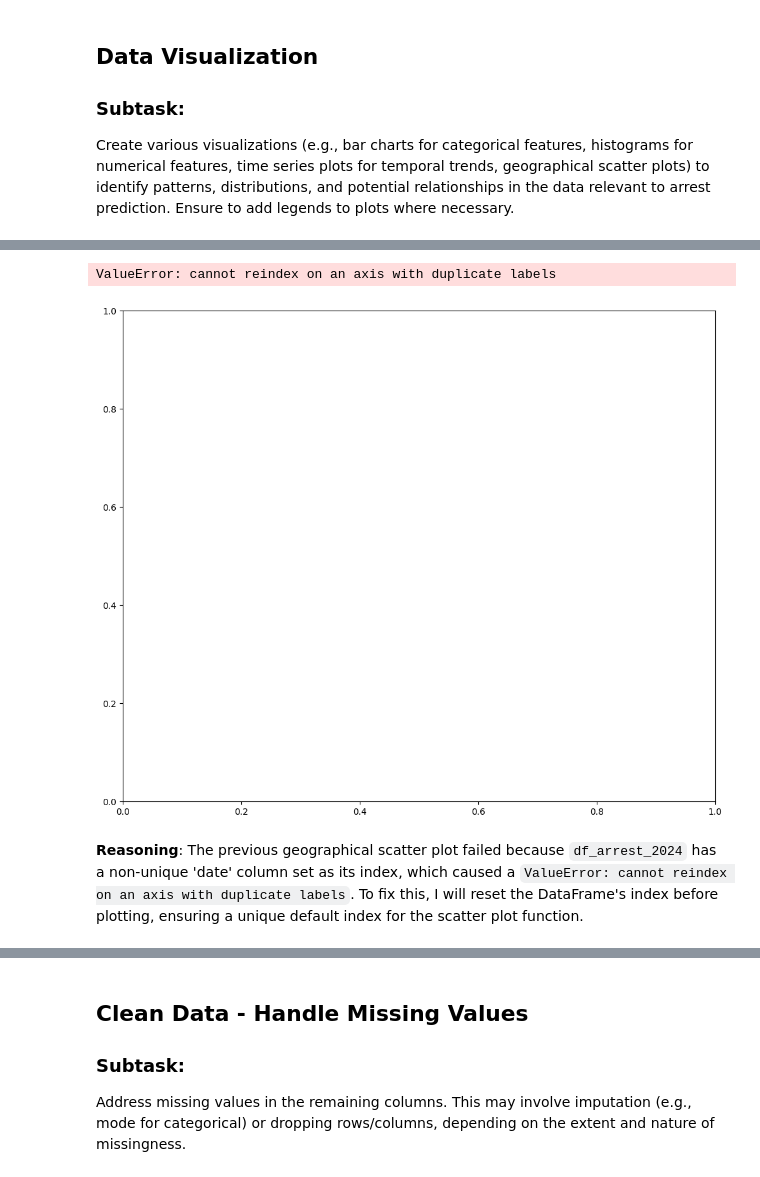
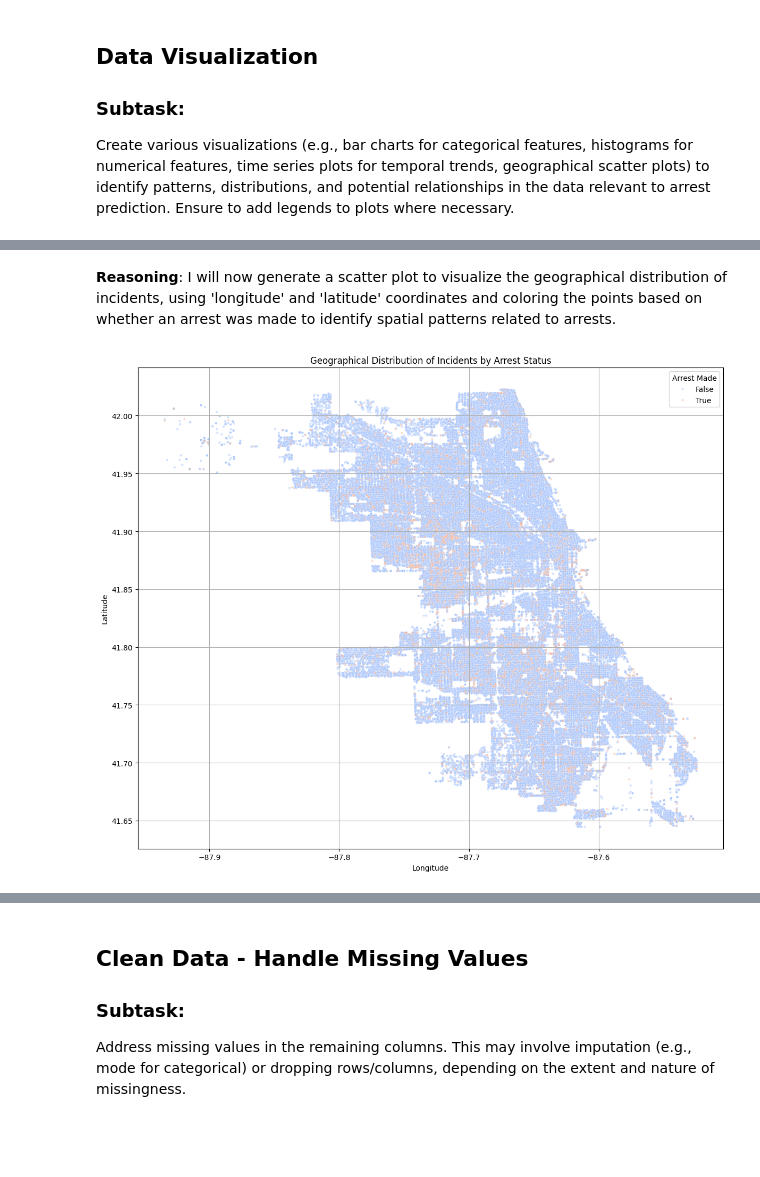
Before and after one commit to apoyando/CHIarrests, a Jupyter notebook: CHIarrests.ipynb, the cells around one changed output, grey strips where cells are left out. Drawn from its saved outputs; the diff is of its cells as text; code cells hidden in the pictures; blank space fills up the shorter version.

```diff
--- a/CHIarrests.ipynb
+++ b/CHIarrests.ipynb
@@ -268,0 +161,16 @@ To create a time series plot, I need to convert the 'date' column to datetime ob
+# %%
+import matplotlib.pyplot as plt
+import seaborn as sns
+
+# Convert 'date' column to datetime objects
+df['date'] = pd.to_datetime(df['date'])
+print("Converted 'date' column to datetime.")
+
+# Convert 'latitude' and 'longitude' to numeric, coercing errors
+df['latitude'] = pd.to_numeric(df['latitude'], errors='coerce')
+df['longitude'] = pd.to_numeric(df['longitude'], errors='coerce')
+print("Converted 'latitude' and 'longitude' columns to numeric.")
+
+# Display data types after conversion
+print("\nUpdated DataFrame info:")
+df.info()
@@ -291,16 +299,15 @@ The next step is to generate a geographical scatter plot using `latitude` and `l
+# %% [markdown]
+**Reasoning**:
+I will now generate a scatter plot to visualize the geographical distribution of incidents, using 'longitude' and 'latitude' coordinates and coloring the points based on whether an arrest was made to identify spatial patterns related to arrests.
 # %%
 plt.figure(figsize=(12, 10))
-sns.scatterplot(x=df_arrest_2024['longitude'], y=df_arrest_2024['latitude'], alpha=0.1, s=10, color='red')
-plt.title('Geographical Distribution of Arrests (2024)', fontsize=16)
-plt.xlabel('Longitude', fontsize=12)
-plt.ylabel('Latitude', fontsize=12)
-plt.grid(True, linestyle='--', alpha=0.7)
+sns.scatterplot(x='longitude', y='latitude', hue='arrest', data=df, s=10, alpha=0.5, palette='coolwarm')
+plt.title('Geographical Distribution of Incidents by Arrest Status')
+plt.xlabel('Longitude')
+plt.ylabel('Latitude')
+plt.legend(title='Arrest Made')
+plt.grid(True)
 plt.tight_layout()
 plt.show()
-print("Geographical scatter plot of arrest locations displayed.")
 # %% [output]
-ValueError: cannot reindex on an axis with duplicate labels
-[figure, old version]
+[figure, new version]
-# %% [markdown]
-**Reasoning**:
-The previous geographical scatter plot failed because `df_arrest_2024` has a non-unique 'date' column set as its index, which caused a `ValueError: cannot reindex on an axis with duplicate labels`. To fix this, I will reset the DataFrame's index before plotting, ensuring a unique default index for the scatter plot function.
```
Also changed, not shown: parts of 128 cells of this notebook.
